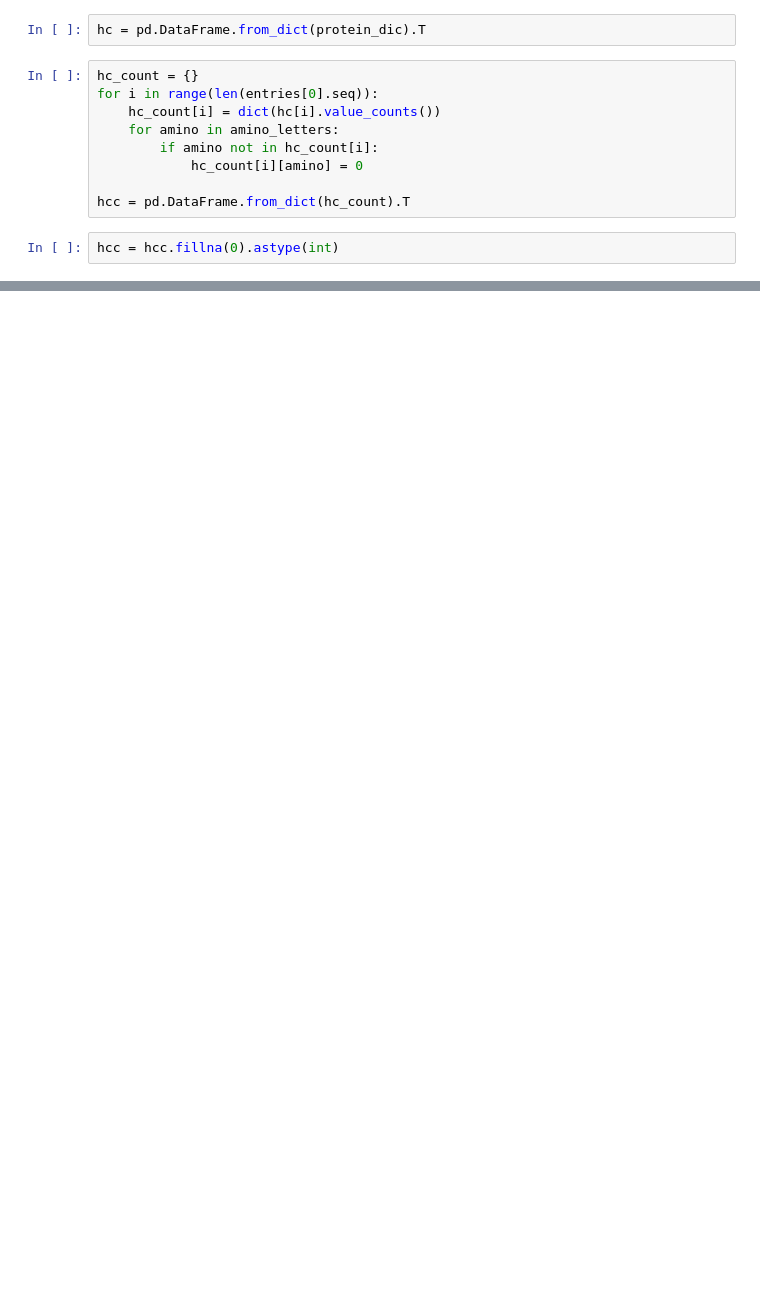
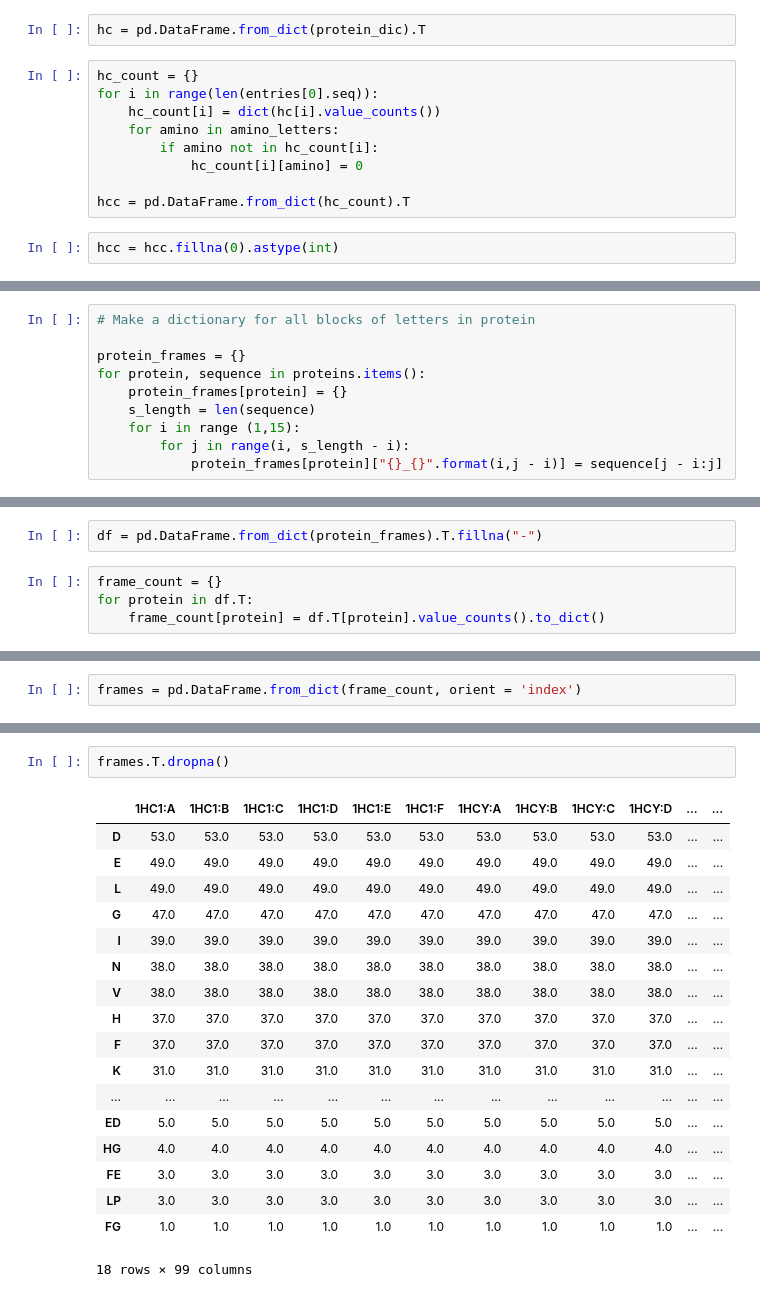
Before and after one commit to mcruggiero/BioVillage, a Jupyter notebook: code/Fasta_Alignment.ipynb, the cells around one changed output, grey strips where cells are left out. Drawn from its saved outputs; the diff is of its cells as text; blank space fills up the shorter version.

```diff
--- a/code/Fasta_Alignment.ipynb
+++ b/code/Fasta_Alignment.ipynb
@@ -141,0 +174,10 @@ hc[alignment]
+# %%
+# Make a dictionary for all blocks of letters in protein
+
+protein_frames = {}
+for protein, sequence in proteins.items():
+    protein_frames[protein] = {}
+    s_length = len(sequence)
+    for i in range (1,15):
+        for j in range(i, s_length - i):
+            protein_frames[protein]["{}_{}".format(i,j - i)] = sequence[j - i:j]
@@ -141,0 +188,6 @@ hc[alignment]
+# %%
+df = pd.DataFrame.from_dict(protein_frames).T.fillna("-")
+# %%
+frame_count = {}
+for protein in df.T:
+    frame_count[protein] = df.T[protein].value_counts().to_dict()
@@ -141,0 +198,2 @@ hc[alignment]
+# %%
+frames = pd.DataFrame.from_dict(frame_count, orient = 'index')
@@ -141,0 +221,21 @@ hc[alignment]
+# %%
+frames.T.dropna()
+# %% [output]
+|  | 1HC1:A | 1HC1:B | 1HC1:C | 1HC1:D | 1HC1:E | 1HC1:F | 1HCY:A | 1HCY:B | 1HCY:C | 1HCY:D | ... | ... |
+| D | 53.0 | 53.0 | 53.0 | 53.0 | 53.0 | 53.0 | 53.0 | 53.0 | 53.0 | 53.0 | ... | ... |
+| E | 49.0 | 49.0 | 49.0 | 49.0 | 49.0 | 49.0 | 49.0 | 49.0 | 49.0 | 49.0 | ... | ... |
+| L | 49.0 | 49.0 | 49.0 | 49.0 | 49.0 | 49.0 | 49.0 | 49.0 | 49.0 | 49.0 | ... | ... |
+| G | 47.0 | 47.0 | 47.0 | 47.0 | 47.0 | 47.0 | 47.0 | 47.0 | 47.0 | 47.0 | ... | ... |
+| I | 39.0 | 39.0 | 39.0 | 39.0 | 39.0 | 39.0 | 39.0 | 39.0 | 39.0 | 39.0 | ... | ... |
+| N | 38.0 | 38.0 | 38.0 | 38.0 | 38.0 | 38.0 | 38.0 | 38.0 | 38.0 | 38.0 | ... | ... |
+| V | 38.0 | 38.0 | 38.0 | 38.0 | 38.0 | 38.0 | 38.0 | 38.0 | 38.0 | 38.0 | ... | ... |
+| H | 37.0 | 37.0 | 37.0 | 37.0 | 37.0 | 37.0 | 37.0 | 37.0 | 37.0 | 37.0 | ... | ... |
+| F | 37.0 | 37.0 | 37.0 | 37.0 | 37.0 | 37.0 | 37.0 | 37.0 | 37.0 | 37.0 | ... | ... |
+| K | 31.0 | 31.0 | 31.0 | 31.0 | 31.0 | 31.0 | 31.0 | 31.0 | 31.0 | 31.0 | ... | ... |
+| ... | ... | ... | ... | ... | ... | ... | ... | ... | ... | ... | ... | ... |
+| ED | 5.0 | 5.0 | 5.0 | 5.0 | 5.0 | 5.0 | 5.0 | 5.0 | 5.0 | 5.0 | ... | ... |
+| HG | 4.0 | 4.0 | 4.0 | 4.0 | 4.0 | 4.0 | 4.0 | 4.0 | 4.0 | 4.0 | ... | ... |
+| FE | 3.0 | 3.0 | 3.0 | 3.0 | 3.0 | 3.0 | 3.0 | 3.0 | 3.0 | 3.0 | ... | ... |
+| LP | 3.0 | 3.0 | 3.0 | 3.0 | 3.0 | 3.0 | 3.0 | 3.0 | 3.0 | 3.0 | ... | ... |
+| FG | 1.0 | 1.0 | 1.0 | 1.0 | 1.0 | 1.0 | 1.0 | 1.0 | 1.0 | 1.0 | ... | ... |
+18 rows × 99 columns
```
Also changed, not shown: parts of 26 cells of this notebook, 31 other files.
